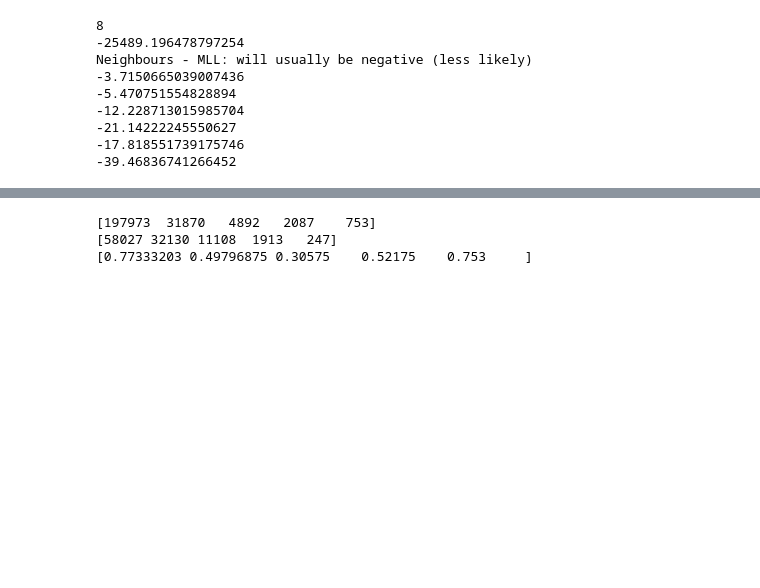
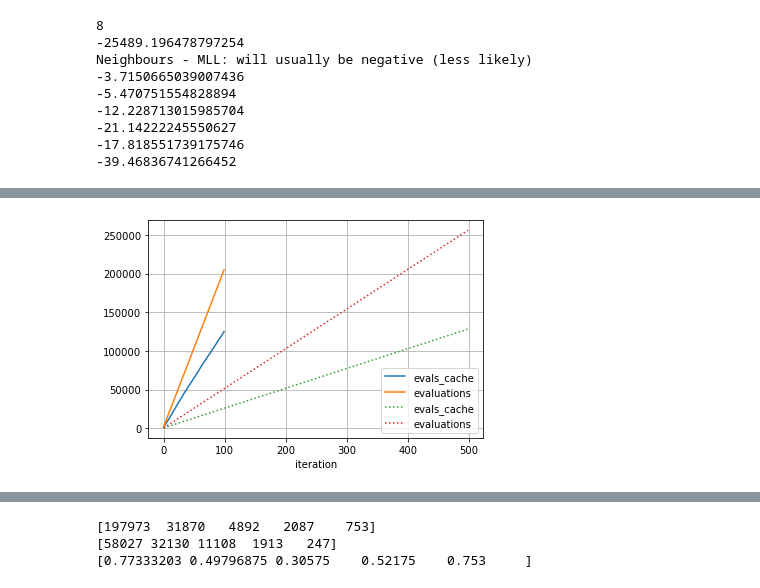
Before and after one commit to mjstrens/HINTS, a Jupyter notebook: HINTS_Student_t.ipynb, the cells around one changed output, grey strips where cells are left out. Cells and saved outputs as stored; diff of their text form; code cells hidden in the pictures; blank space fills up the shorter version.

```diff
--- a/HINTS_Student_t.ipynb
+++ b/HINTS_Student_t.ipynb
@@ -221,0 +272,8 @@ for tstep in range(iterations):
+# %%
+import pandas as pd
+df_HINTS[['evals_cache', 'evaluations']].plot()
+df_MCMC[['evals_cache', 'evaluations']].plot(linestyle = 'dotted', ax = plt.gca())
+plt.xlabel('iteration')
+plt.grid()
+# %% [output]
+[figure, added]
```
Also changed, not shown: parts of 23 cells of this notebook, 5 other files.
